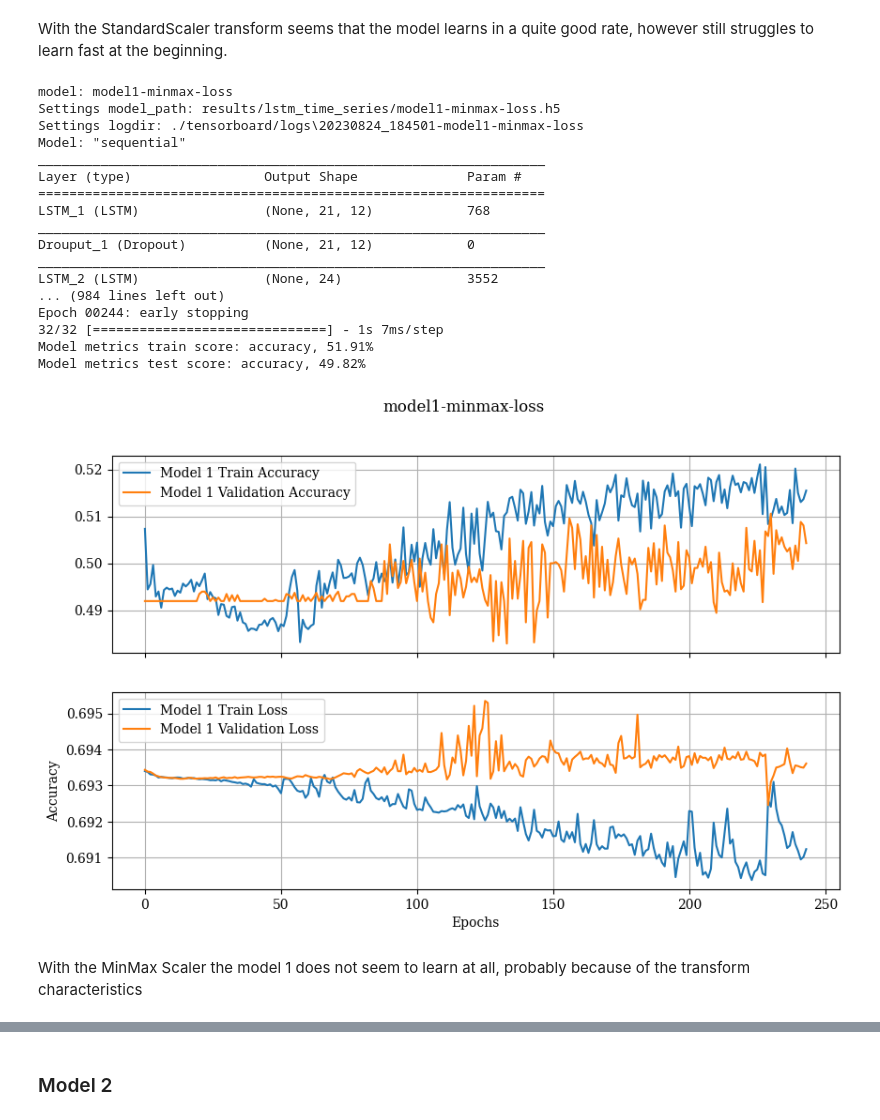
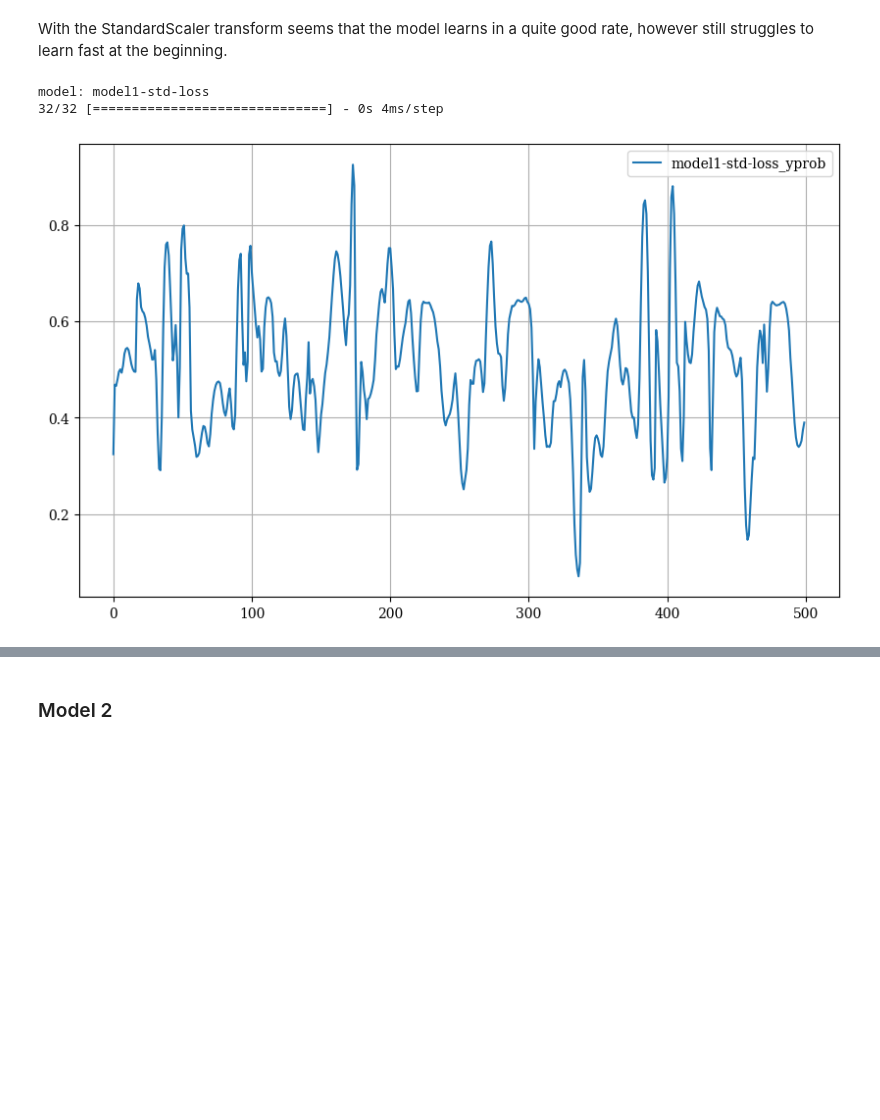
Before and after one commit to filipepapa/deep_learning, a Jupyter notebook: st_trend_predict_m15_oos.ipynb, the cells around one changed output, grey strips where cells are left out. Cells and saved outputs as stored; diff of their text form; code cells hidden in the pictures; blank space fills up the shorter version.

```diff
--- a/st_trend_predict_m15_oos.ipynb
+++ b/st_trend_predict_m15_oos.ipynb
@@ -1023,6 +1026,7 @@ hp2 = {'units1': 12,
 dmodel = {}
 dhistory = {}
 dypred = {}
+dyprob = {}
 # %% [markdown]
 ## Build Model
 # %% [markdown]
@@ -1070,20 +1033,0 @@ This plot shows us that clearly should have done a proper scaling before fitting
-# %%
-
-monitor = 'loss'
-mname = 'std'
-mtype = 'model1'
-obs = ''
-model_name = f'{mtype}-{mname}-{monitor}' if obs=='' else f'{mtype}-{mname}_{obs}-{monitor}'
-print(f'model: {model_name}')
-
-numfeat = dg[mname].data.shape[1]
-
-dmodel[mname] = Model1(dg[mname],dg_[mname],seqlen,numfeat,class_weight,model_name=model_name)
-
-dmodel[mname].set_fit(es_monitor=monitor)
-
-dmodel[mname].create_model_best_hp(hp1)
-
-dhistory[model_name], dypred[model_name] = dmodel[mname].run_fit()
-
-dmodel[mname].plot_acc_loss(model_name,plot_val=True)
@@ -1109,43 +1034,32 @@ Model metrics test score: accuracy, 51.51%
 # %% [markdown]
 With the StandardScaler transform seems that the model learns in a quite good rate, however still struggles to learn fast at the beginning.
 # %%
-
 monitor = 'loss'
-mname = 'minmax'
+mname = 'std'
 mtype = 'model1'
 obs = ''
 model_name = f'{mtype}-{mname}-{monitor}' if obs=='' else f'{mtype}-{mname}_{obs}-{monitor}'
 print(f'model: {model_name}')
 
-numfeat = dg[mname].data.shape[1]
+# numfeat = dg[mname].data.shape[1]
 
-dmodel[mname] = Model1(dg[mname],dg_[mname],seqlen,numfeat,class_weight,model_name=model_name)
+# dmodel[mname] = Model1(dg[mname],dg_[mname],seqlen,numfeat,class_weight,model_name=model_name)
 
-dmodel[mname].set_fit(es_monitor=monitor)
+# dmodel[mname].set_fit(es_monitor=monitor)
 
-dmodel[mname].create_model_best_hp(hp1)
+# dmodel[mname].create_model_best_hp(hp1)
 
-dhistory[model_name], dypred[model_name] = dmodel[mname].run_fit()
+# dhistory[model_name], dypred[model_name] = dmodel[mname].run_fit()
 
-dmodel[mname].plot_acc_loss(model_name,plot_val=True)
+# dmodel[mname].plot_acc_loss(model_name,plot_val=True)
+
+# loading model
+dmodel[mname] = load_model(f"results/lstm_time_series/{model_name}.h5")
+dyprob[mname] = dmodel[mname].predict(dg_[mname], verbose=True)
+dypred[mname] = np.where(dyprob[mname] > 0.5, 1, 0)
+df_prob = pd.DataFrame(dyprob[mname][-500:,:],columns=[f'{model_name}_yprob'])
+df_prob.plot();
 # %% [output]
-model: model1-minmax-loss
-Settings model_path: results/lstm_time_series/model1-minmax-loss.h5
-Settings logdir: ./tensorboard/logs\20230824_184501-model1-minmax-loss
-Model: "sequential"
-_________________________________________________________________
-Layer (type)                 Output Shape              Param #
-=================================================================
-LSTM_1 (LSTM)                (None, 21, 12)            768
-_________________________________________________________________
-Drouput_1 (Dropout)          (None, 21, 12)            0
-_________________________________________________________________
-LSTM_2 (LSTM)                (None, 24)                3552
-... (984 lines left out)
-Epoch 00244: early stopping
-32/32 [==============================] - 1s 7ms/step
-Model metrics train score: accuracy, 51.91%
-Model metrics test score: accuracy, 49.82%
+model: model1-std-loss
+32/32 [==============================] - 0s 4ms/step
-[figure, old version]
+[figure, new version]
-# %% [markdown]
-With the MinMax Scaler the model 1 does not seem to learn at all, probably because of the transform characteristics
```
Also changed, not shown: parts of 23 cells of this notebook.
